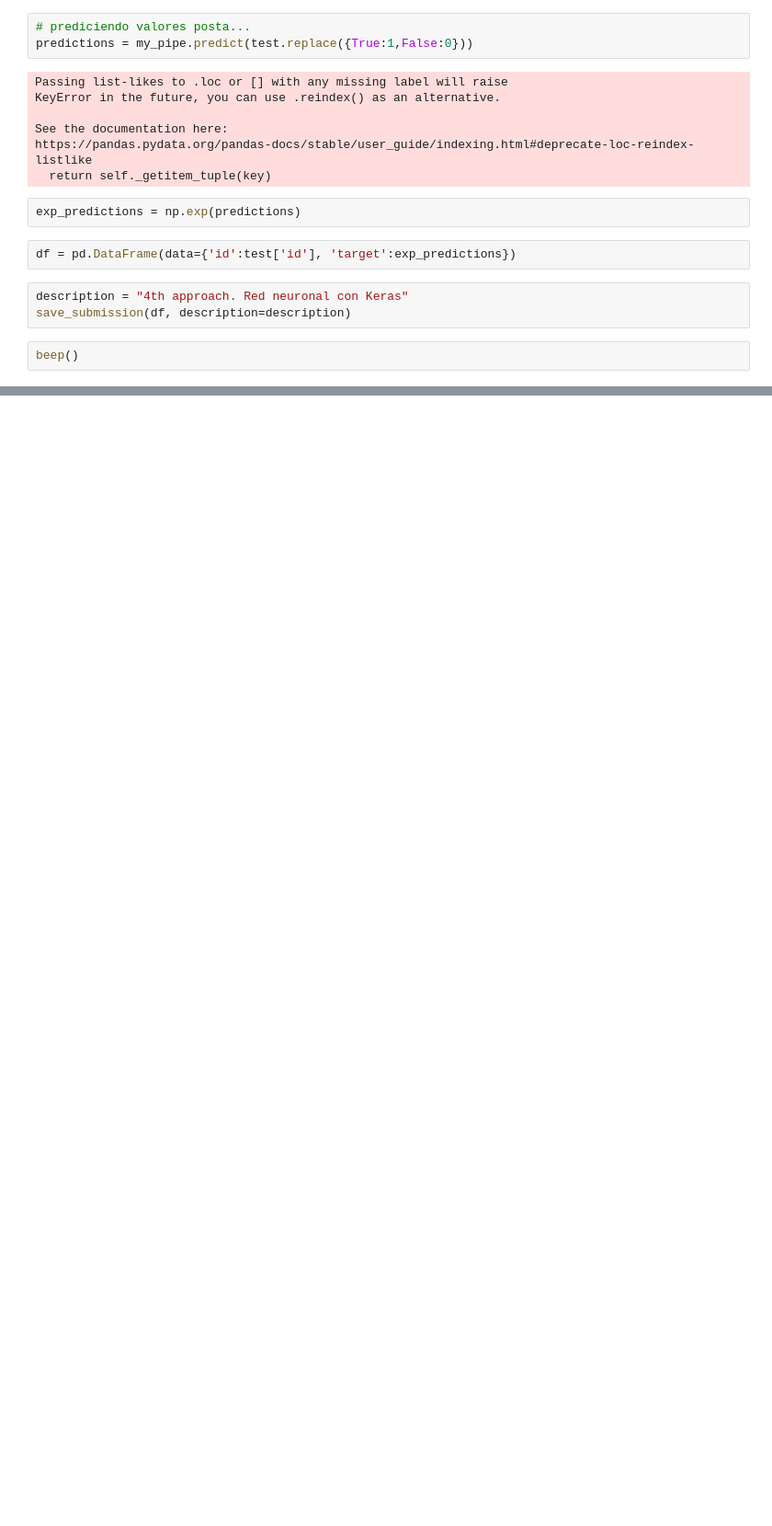
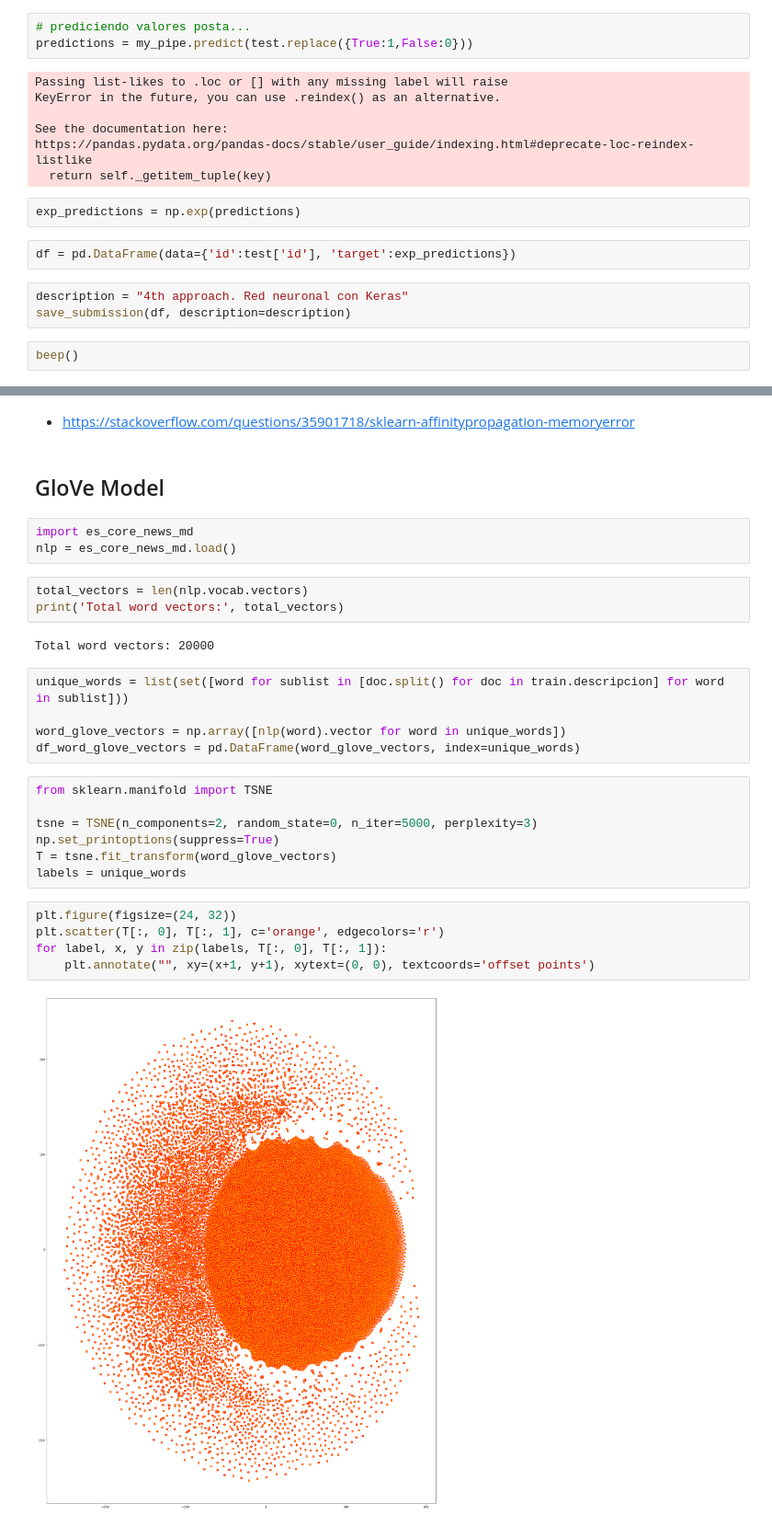
Before and after one commit to rozanecm/7506_tp2_2c2019, a Jupyter notebook: notebooks/approaches after desc features (new) by FC.ipynb, the cells around one changed output, grey strips where cells are left out. Shown at 92% size. Cells and saved outputs as stored; diff of their text form; blank space fills up the shorter version.

```diff
--- a/notebooks/approaches after desc features (new) by FC.ipynb
+++ b/notebooks/approaches after desc features (new) by FC.ipynb
@@ -1961,0 +2483,31 @@ beep()
+# %% [markdown]
+- https://stackoverflow.com/questions/35901718/sklearn-affinitypropagation-memoryerror
+# %% [markdown]
+## GloVe Model
+# %%
+import es_core_news_md
+nlp = es_core_news_md.load()
+# %%
+total_vectors = len(nlp.vocab.vectors)
+print('Total word vectors:', total_vectors)
+# %% [output]
+Total word vectors: 20000
+# %%
+unique_words = list(set([word for sublist in [doc.split() for doc in train.descripcion] for word in sublist]))
+
+word_glove_vectors = np.array([nlp(word).vector for word in unique_words])
+df_word_glove_vectors = pd.DataFrame(word_glove_vectors, index=unique_words)
+# %%
+from sklearn.manifold import TSNE
+
+tsne = TSNE(n_components=2, random_state=0, n_iter=5000, perplexity=3)
+np.set_printoptions(suppress=True)
+T = tsne.fit_transform(word_glove_vectors)
+labels = unique_words
+# %%
+plt.figure(figsize=(24, 32))
+plt.scatter(T[:, 0], T[:, 1], c='orange', edgecolors='r')
+for label, x, y in zip(labels, T[:, 0], T[:, 1]):
+    plt.annotate("", xy=(x+1, y+1), xytext=(0, 0), textcoords='offset points')
+# %% [output]
+[figure, added]
```
Also changed, not shown: parts of 97 cells of this notebook, 16 other files.
